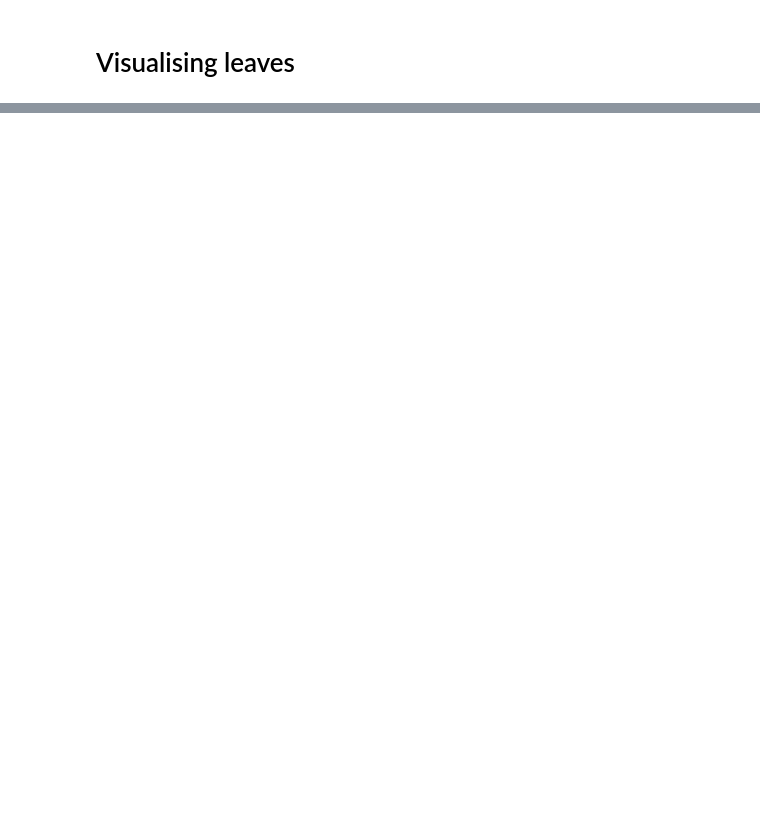
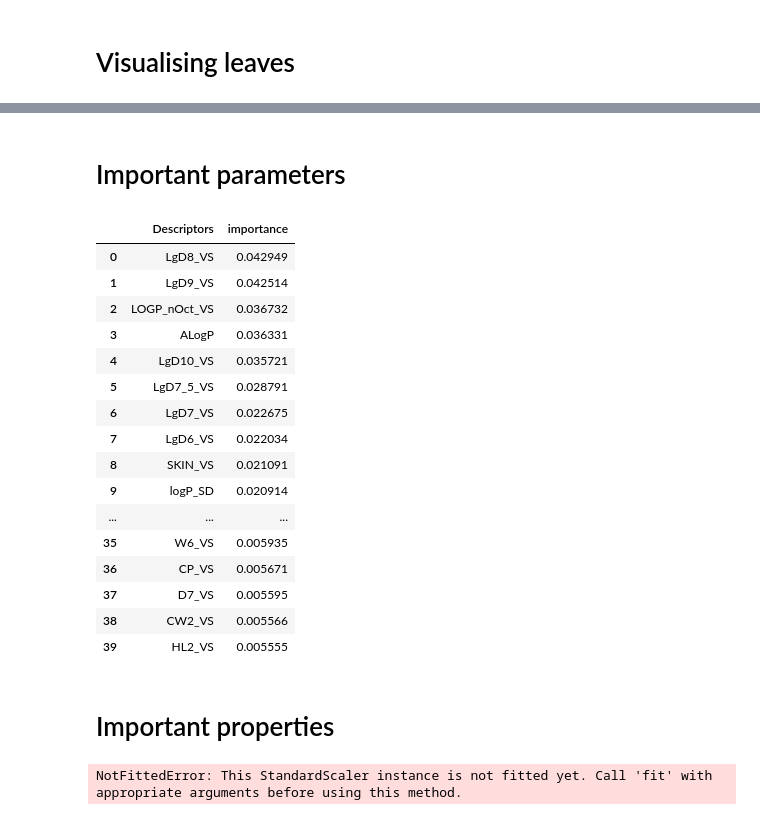
Before and after one commit to hskaushik/deepchem_learning, a Jupyter notebook: project1/RandomForest_PP_Clearance_classifier.ipynb, the cells around one changed output, grey strips where cells are left out. Drawn from its saved outputs; the diff is of its cells as text; code cells hidden in the pictures; blank space fills up the shorter version.

```diff
--- a/project1/RandomForest_PP_Clearance_classifier.ipynb
+++ b/project1/RandomForest_PP_Clearance_classifier.ipynb
@@ -245,0 +262,31 @@ plt.show()
+# %% [markdown]
+# Important parameters
+# %%
+important_properties = pd.DataFrame({"Descriptors" : allMerged.columns[2:], "importance" : regressor.feature_importances_})
+important_properties.sort_values(by=['importance'], ascending=False).reset_index(drop=True).head(40)
+# %% [output]
+|  | Descriptors | importance |
+| 0 | LgD8_VS | 0.042949 |
+| 1 | LgD9_VS | 0.042514 |
+| 2 | LOGP_nOct_VS | 0.036732 |
+| 3 | ALogP | 0.036331 |
+| 4 | LgD10_VS | 0.035721 |
+| 5 | LgD7_5_VS | 0.028791 |
+| 6 | LgD7_VS | 0.022675 |
+| 7 | LgD6_VS | 0.022034 |
+| 8 | SKIN_VS | 0.021091 |
+| 9 | logP_SD | 0.020914 |
+| ... | ... | ... |
+| 35 | W6_VS | 0.005935 |
+| 36 | CP_VS | 0.005671 |
+| 37 | D7_VS | 0.005595 |
+| 38 | CW2_VS | 0.005566 |
+| 39 | HL2_VS | 0.005555 |
+# %% [markdown]
+# Important properties
+# %%
+from sklearn.preprocessing import StandardScaler
+sc = StandardScaler()
+sc.transform(allMerged)
+# %% [output]
+NotFittedError: This StandardScaler instance is not fitted yet. Call 'fit' with appropriate arguments before using this method.
```
Also changed, not shown: parts of 10 cells of this notebook, 8 other files.
